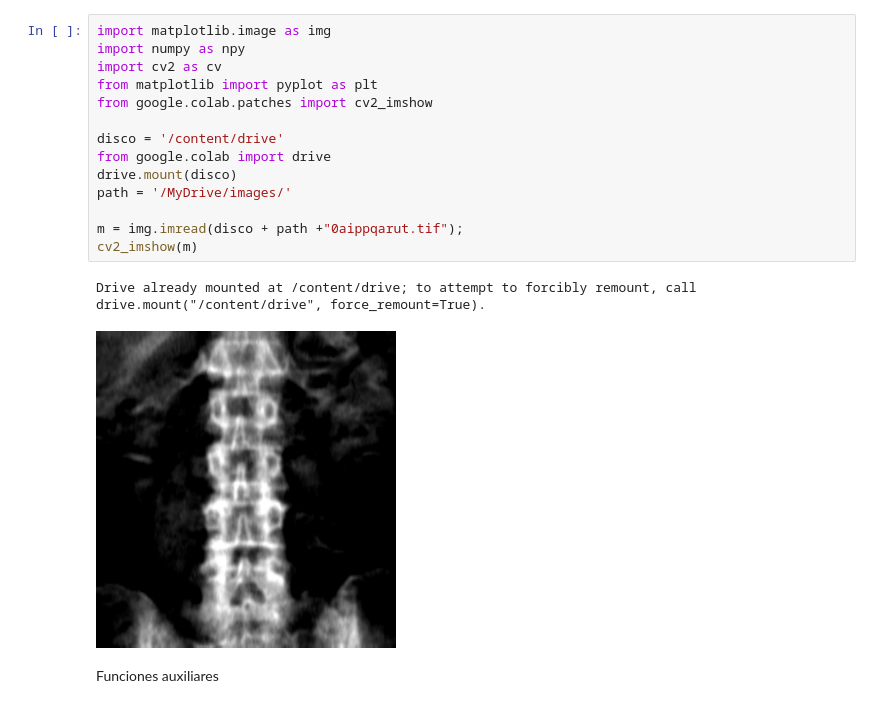
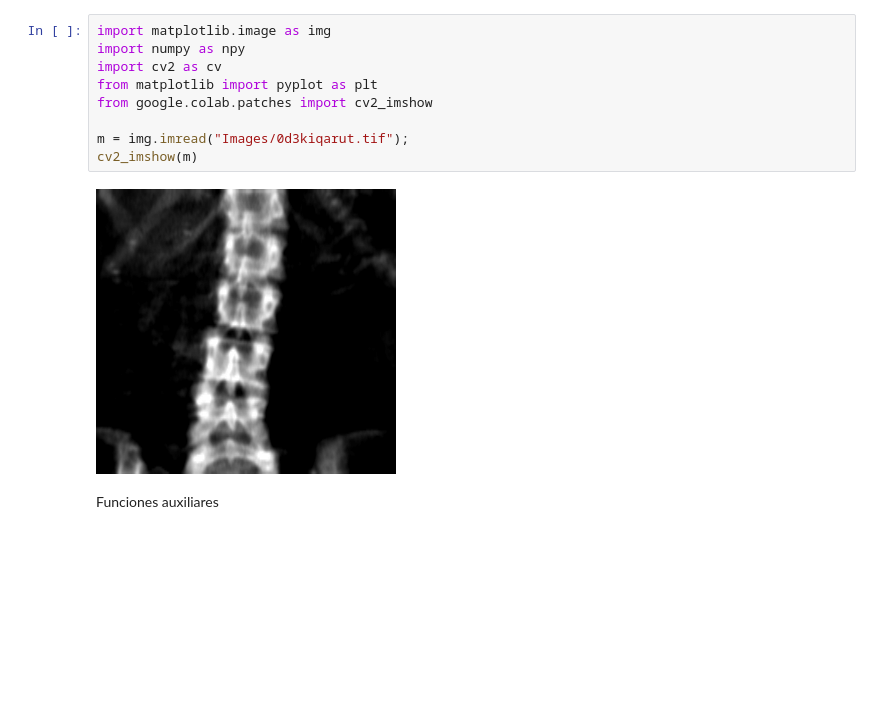
Before and after one commit to giuli-raffin/Procesamiento-de-Imagenes, a Jupyter notebook: pdi.ipynb, the cells around one changed output. Drawn from its saved outputs; the diff is of its cells as text; blank space fills up the shorter version.

```diff
--- a/pdi.ipynb
+++ b/pdi.ipynb
@@ -1,20 +1,14 @@
 # %%
 import matplotlib.image as img
 import numpy as npy
 import cv2 as cv
 from matplotlib import pyplot as plt
 from google.colab.patches import cv2_imshow
 
-disco = '/content/drive'
-from google.colab import drive
-drive.mount(disco)
-path = '/MyDrive/images/'
-
-m = img.imread(disco + path +"0aippqarut.tif");
+m = img.imread("Images/0d3kiqarut.tif");
 cv2_imshow(m)
 # %% [output]
-Drive already mounted at /content/drive; to attempt to forcibly remount, call drive.mount("/content/drive", force_remount=True).
-[figure, old version]
+[figure, new version]
 # %% [markdown]
 Funciones auxiliares
 # %%
```
Also changed, not shown: parts of 9 cells of this notebook.
